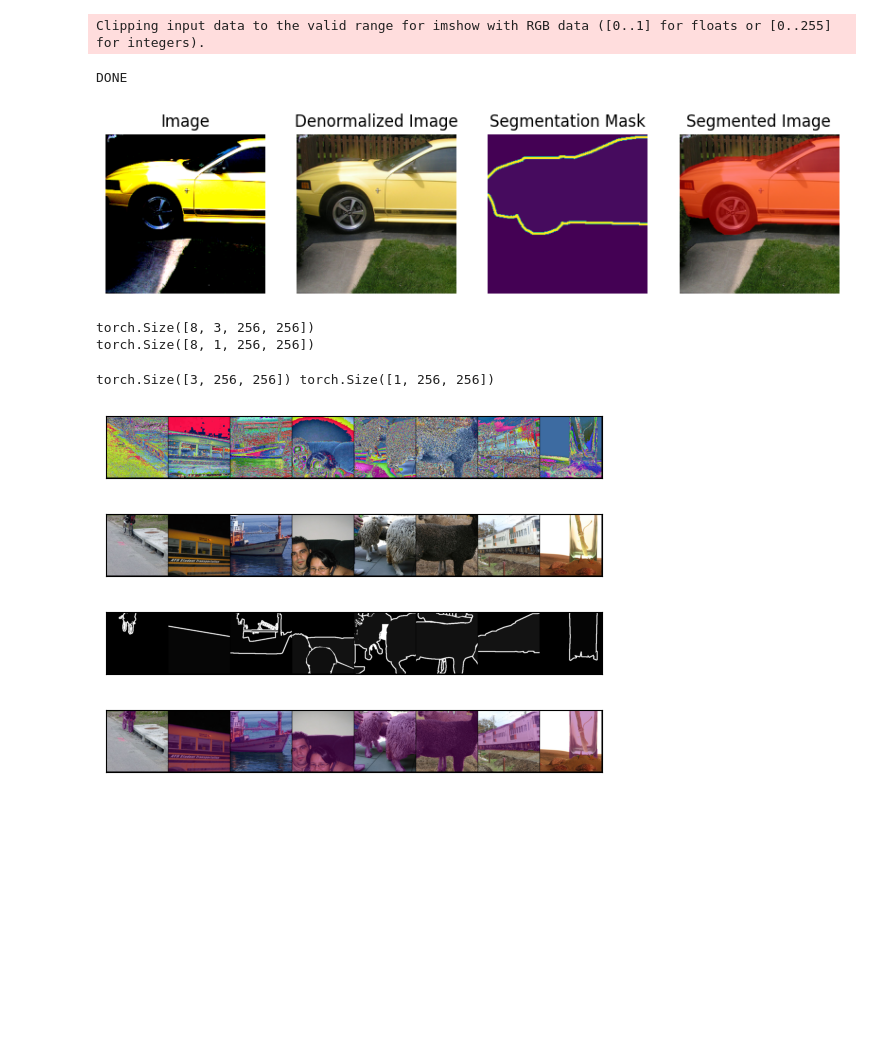
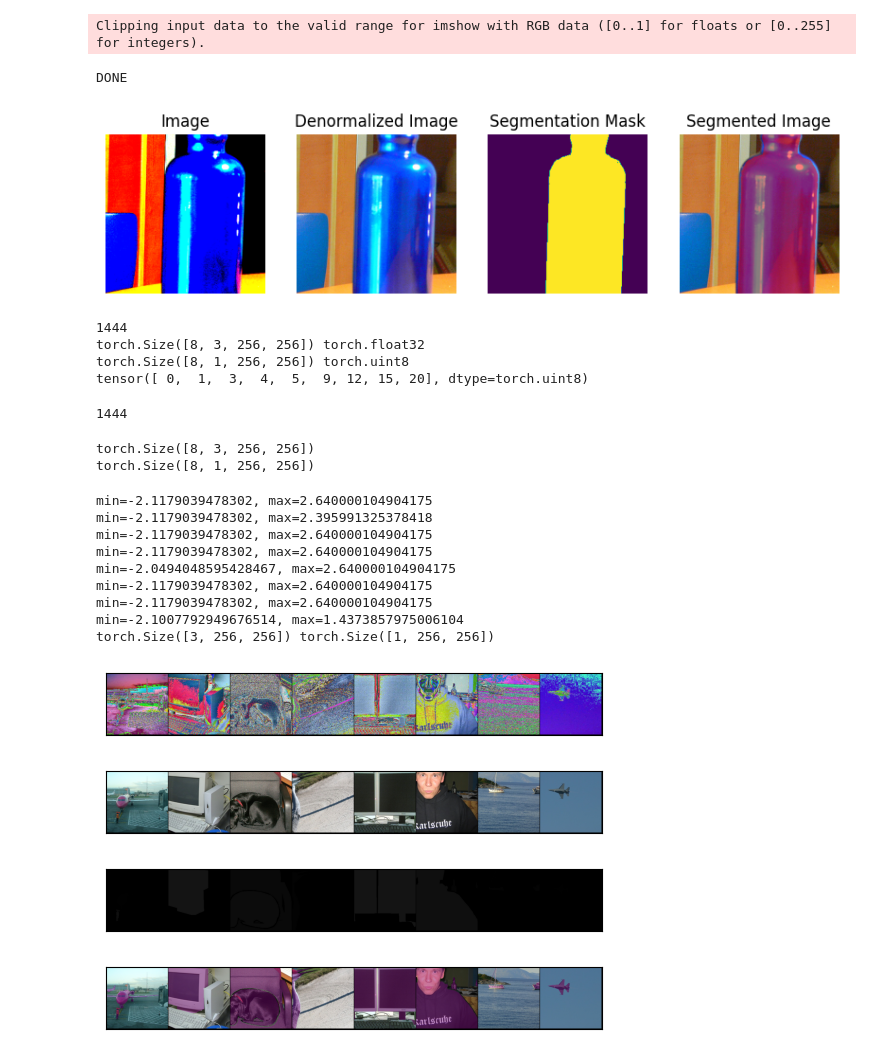
Before and after one commit to hjmillard/U-Net, a Jupyter notebook: dataset.ipynb, the cells around one changed output. Drawn from its saved outputs; the diff is of its cells as text; code cells hidden in the pictures; blank space fills up the shorter version.

```diff
--- a/dataset.ipynb
+++ b/dataset.ipynb
@@ -136,8 +136,30 @@ class VocDataset(Dataset):
             return image, mask
         return image
 
+    def remove_outline(self, mask, outline=0):
+        '''Converts the outline (any value of 255) in a mask tensor to a specified value.'''
+        mask[mask == 255] = outline
+        return mask
+
     def __len__(self):
         return len(self.data_paths)
+
+    # def __getitem__(self, index):
+    #     image_path, mask_path = self.data_paths[index]
+    #     image = Image.open(image_path)
+
+    #     crop_params = T.RandomCrop(self.crop_size).get_params(image, self.crop_size)
+    #     image = F.crop(image, *crop_params)
+    #     image = self.normalize(self.image_transform(image)).float()
+
+    #     if self.dataset == 'test':
+    #         return image
+
+    #     mask = Image.open(mask_path)
+    #     mask = F.crop(mask, *crop_params)
+    #     mask = T.PILToTensor()(mask).squeeze(0).long()
+    #     return image, mask
+
 
     def __getitem__(self, index):
         image_path = self.data_paths[index][0]
@@ -156,8 +178,11 @@ class VocDataset(Dataset):
         # mask = totensor(mask)
         if self.dataset != 'test':
             mask = F.crop(mask, *crop_params)
+            # mask = T.PILToTensor()(mask).squeeze(0).long()
             mask = T.PILToTensor()(mask)
             # mask = self.mask_transform(mask).to(torch.float32)
+            mask = self.remove_outline(mask)
+            # mask = self.mask_transform(mask)
             return image, mask
 
         return image
@@ -238,18 +263,33 @@ for images, masks in dataloader:
 # %% [output]
 Clipping input data to the valid range for imshow with RGB data ([0..1] for floats or [0..255] for integers).
 DONE
-[figure, old version]
+[figure, new version]
 # %%
-def get_data_loader(data_dir, image_transform, mask_transform, crop_size, dataset):
+def get_data_loader(data_dir, image_transform, mask_transform, crop_size, dataset, batch_size):
     '''dataset must be one of the following: "train", "val" or "test"'''
     set = VocDataset(data_dir, image_transform, mask_transform, crop_size, dataset)
-    loader = DataLoader(set, 8, shuffle=True, num_workers=0, drop_last=True)
+    print(len(set))
+    loader = DataLoader(set, batch_size, shuffle=False, num_workers=0, drop_last=True)
     return loader
+# %%
+train_loader = get_data_loader(voc_dir, T.ToTensor(), T.ToTensor(), (256, 256), 'train', 8)
+X, y = next(iter(train_loader))
+print(X.shape, X.dtype)  # should be [B, 3, H, W], float32
+print(y.shape, y.dtype)  # should be [B, H, W], long
+print(y.unique())        # should be in 0..20 (and possibly 255)
+# %% [output]
+1444
+torch.Size([8, 3, 256, 256]) torch.float32
+torch.Size([8, 1, 256, 256]) torch.uint8
+tensor([ 0,  1,  3,  4,  5,  9, 12, 15, 20], dtype=torch.uint8)
 # %%
 crop_size = (256, 256)
 # crop_size = (100, 100)
+# crop_size = (128, 128)
 transform = T.ToTensor()
-train_loader = get_data_loader(voc_dir, transform, transform, crop_size, 'train')
+train_loader = get_data_loader(voc_dir, transform, transform, crop_size, 'train', 8)
+# %% [output]
+1444
 # %%
 for image, mask in train_loader:
     print(image.shape)
@@ -289,37 +329,47 @@ def denormalize(img_tensor):
     return img.clamp(0, 1)
 
 # def display_images_masks(images, masks, denorm_fn):
 #     '''TODO: INCOMPLETE IMPLEMENTATION OF THE BELOW CODE.'''
 #     length = len(images)
 #     if length != len(masks):
 #         print(f'The length of images ({len(images)}) must be equivalent to the length of masks ({len(masks)}).')
 #         raise IndexError()
 #     visualization.show_grid([image for image in images], length)
 #     visualization.show_grid([denorm_fn(image) for image in images], length)
 #     visualization.show_grid([mask for mask in masks], length)
 #     visualization.show_grid(visualization.mask_images(images, masks, 0.4, 'purple'), length)
 
 for images, masks in train_loader:
+    for image in images:
+        print(f'min={torch.min(image)}, max={torch.max(image)}')
     print(images[0].shape, masks[0].shape)
     visualization.show_grid([image for image in images], 8)
     visualization.show_grid([denormalize(image) for image in images], 8)
     visualization.show_grid([mask for mask in masks], 8)
     # for image, mask in zip(images, masks):
     #     image.to(torch.uint8)
     #     mask.to(torch.uint8)
     for image in range(len(images)):
         images[image] = denormalize(images[image])
     images = (images * 255).clamp(0, 255).to(torch.uint8)
     masks = masks != 0
     # masks = masks.to(torch.uint8)
     visualization.show_grid(visualization.mask_images(images, masks, 0.4, 'purple'), 8)
     break
 # %% [output]
+min=-2.1179039478302, max=2.640000104904175
+min=-2.1179039478302, max=2.395991325378418
+min=-2.1179039478302, max=2.640000104904175
+min=-2.1179039478302, max=2.640000104904175
+min=-2.0494048595428467, max=2.640000104904175
+min=-2.1179039478302, max=2.640000104904175
+min=-2.1179039478302, max=2.640000104904175
+min=-2.1007792949676514, max=1.4373857975006104
 torch.Size([3, 256, 256]) torch.Size([1, 256, 256])
-[figure, old version]
+[figure, new version]
-[figure, old version]
+[figure, new version]
-[figure, old version]
+[figure, new version]
-[figure, old version]
+[figure, new version]
 # %%
 def remove_outline(mask, outline=0):
     '''Converts the outline (any value of 255) in a mask tensor to a specified value.'''
```
Also changed, not shown: parts of 4 cells of this notebook.
